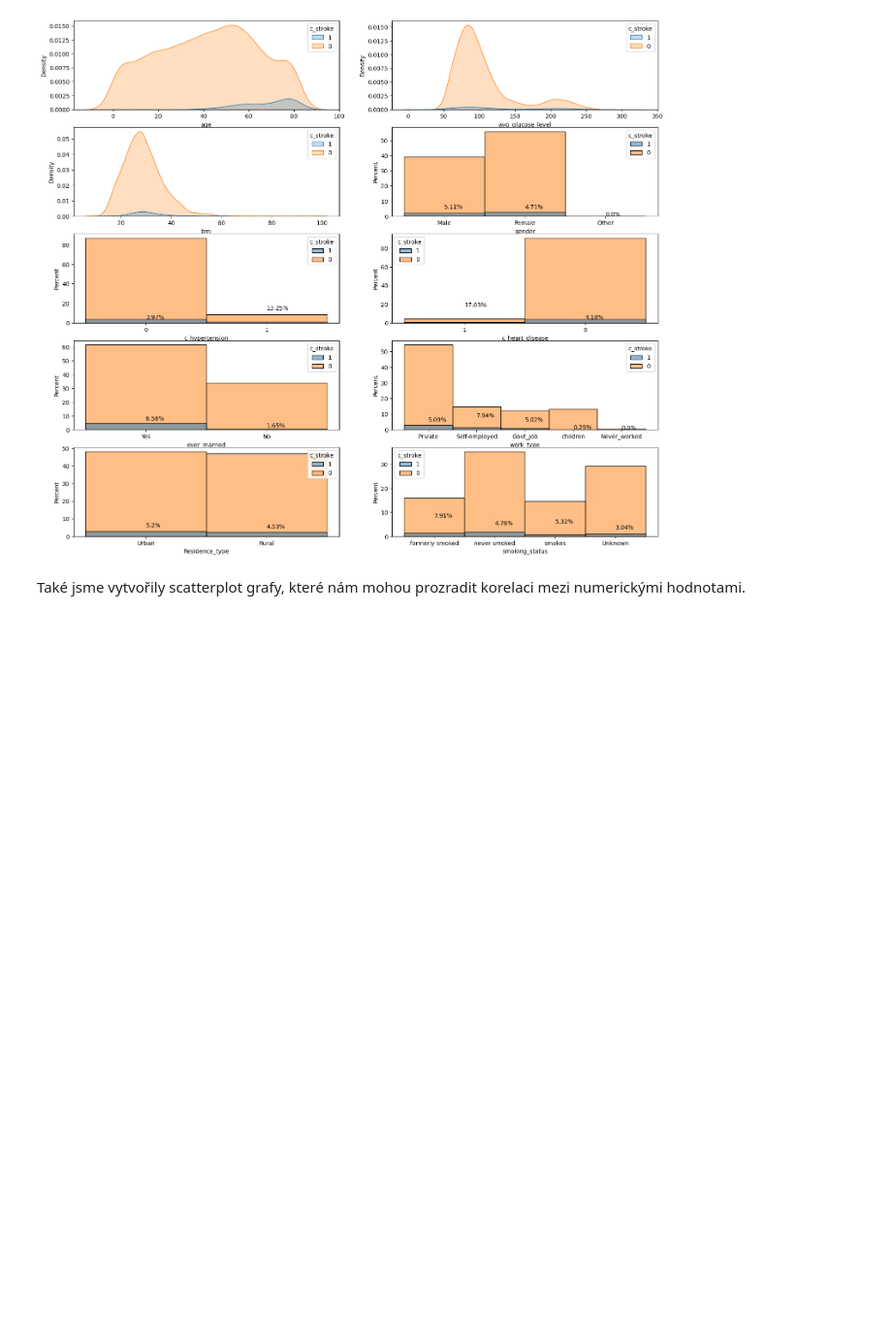
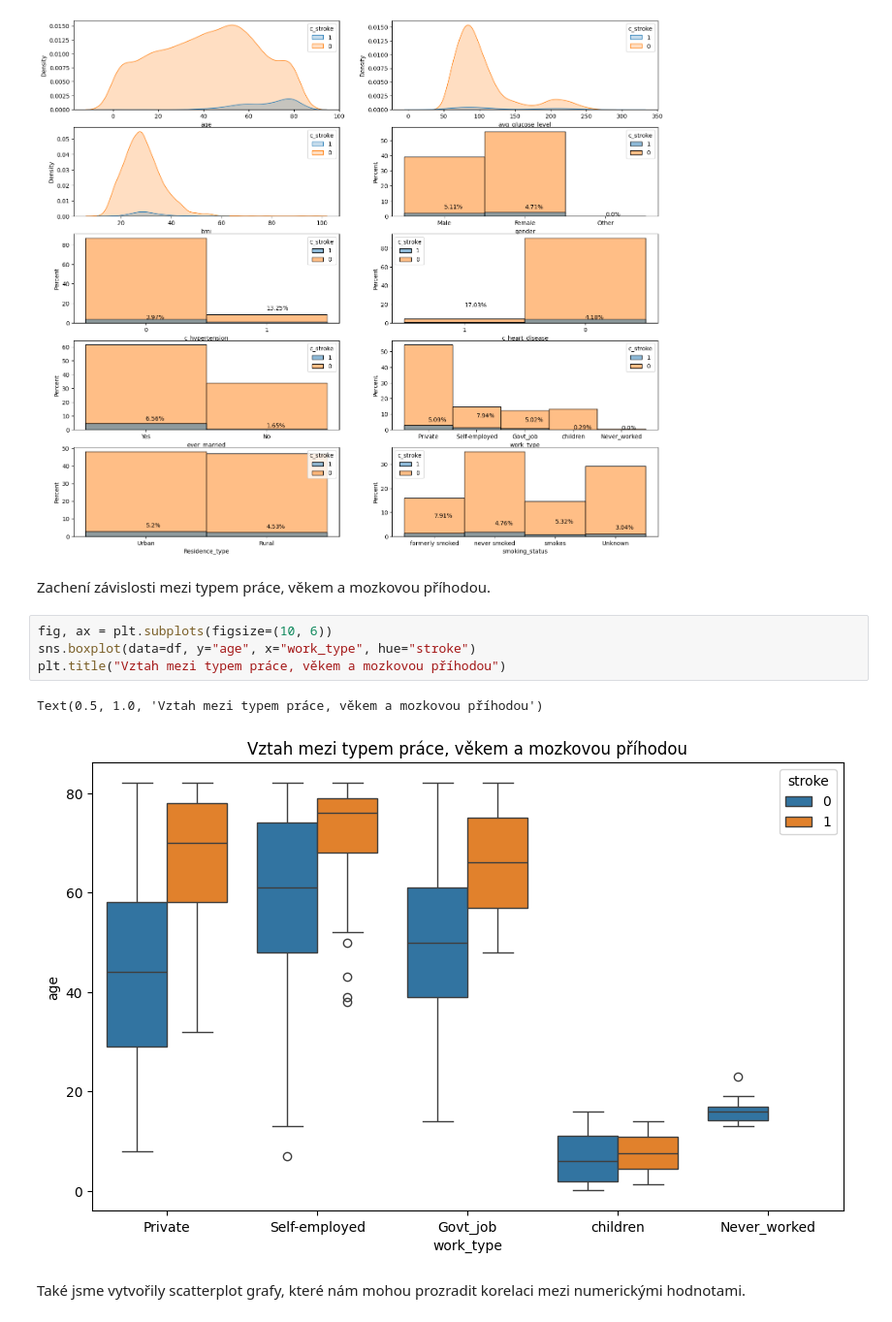
Before and after one commit to LukasKotoun/UPA, a Jupyter notebook: 3/analysis.ipynb, the cells around one changed output. Shown at 97% size. Saved outputs shown, nothing was run; the diff lists cells and outputs as text; blank space fills up the shorter version.

Commit message:
Added graph with relation between age and work type

```diff
--- a/3/analysis.ipynb
+++ b/3/analysis.ipynb
@@ -103,6 +103,15 @@ for idx, attr in enumerate(categorical, start=3):
         )
 # %% [output]
 [figure]
+# %% [markdown]
+Zachení závislosti mezi typem práce, věkem a mozkovou příhodou.
+# %%
+fig, ax = plt.subplots(figsize=(10, 6))
+sns.boxplot(data=df, y="age", x="work_type", hue="stroke")
+plt.title("Vztah mezi typem práce, věkem a mozkovou příhodou")
+# %% [output]
+Text(0.5, 1.0, 'Vztah mezi typem práce, věkem a mozkovou příhodou')
+[figure, added]
 # %% [markdown]
 Také jsme vytvořily scatterplot grafy, které nám mohou prozradit korelaci mezi numerickými hodnotami.
 # %%
```
Also changed, not shown: parts of 1 cell of this notebook.
